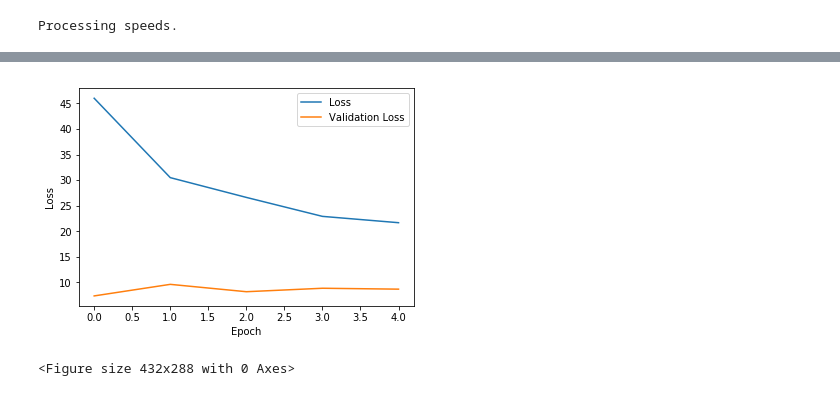
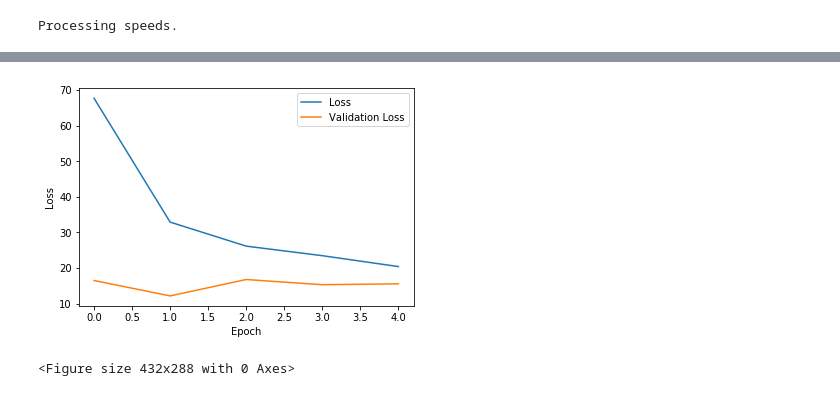
Before and after one commit to jaketerrito/speedchallenge, a Jupyter notebook: autoencoder.ipynb, the cells around one changed output, grey strips where cells are left out. Saved outputs shown, nothing was run; the diff lists cells and outputs as text; code cells hidden in the pictures.

```diff
--- a/autoencoder.ipynb
+++ b/autoencoder.ipynb
@@ -192,0 +362,27 @@ autoencoder.compile(loss=['mse','mse'],optimizer=Adam(), loss_weights=[.5,.5])
+# %%
+history = []
+reg_history = []
+for i in range(epochs):
+    print("Real epoch: ", i+1)
+    thistory = autoencoder.fit_generator(
+        train_ae_gen,
+        steps_per_epoch=int(video_size*split/batch_size),
+        validation_data=val_ae_gen,
+        validation_steps=int(video_size*(1-split)/batch_size),
+        epochs=1,
+        verbose=True,
+        callbacks=[ModelCheckpoint('./data/weights.hdf5',save_best_only=True)]
+    )
+    print()
+    history.append(thistory)
+    treg_history = regression.fit_generator(
+        train_re_gen,
+        steps_per_epoch=int(video_size*split/batch_size),
+        validation_data=val_re_gen,
+        validation_steps=int(video_size*(1-split)/batch_size),
+        epochs=1,
+        verbose=True,
+        callbacks=[ModelCheckpoint('./data/reg_weights.hdf5',save_best_only=True)]
+    )
+    reg_history.append(treg_history)
+    print()
@@ -213,0 +435,4 @@ Epoch 5/5
+# %%
+train_re_gen = speed_generator(video[:int(video_size*split)], speeds[:int(video_size*split)], batch_size, reg_seq, encoder)
+#val_re_gen = speed_generator(video[int(video_size*split):], speeds[int(video_size*split):], batch_size, sequence_length)
+train_re_gen.__next__()
@@ -213,0 +441,10 @@ Epoch 5/5
+# %%
+reg_history = regression.fit_generator(
+    train_re_gen,
+    steps_per_epoch=int(video_size*split/batch_size),
+    validation_data=val_re_gen,
+    validation_steps=int(video_size*(1-split)/batch_size),
+    epochs=epochs,
+    verbose=True,
+    callbacks=[ModelCheckpoint('./data/reg_weights.hdf5',save_best_only=True)]
+)
@@ -214,14 +469,14 @@ Epoch 5/5
 # %%
 # Plot the training loss against the validation loss
-plt.plot(history.history['regression_loss'])
-plt.plot(history.history['val_regression_loss'])
+plt.plot(reg_history.history['loss'])
+plt.plot(reg_history.history['val_loss'])
 plt.xlabel('Epoch')
 plt.ylabel('Loss')
 plt.legend(['Loss', 'Validation Loss'])
 plt.savefig(fname='./data/lossplot')
 plt.show()
 
 plt.clf()
 # %% [output]
-[figure, old version]
+[figure, new version]
 <Figure size 432x288 with 0 Axes>
```
Also changed, not shown: parts of 12 cells of this notebook.
